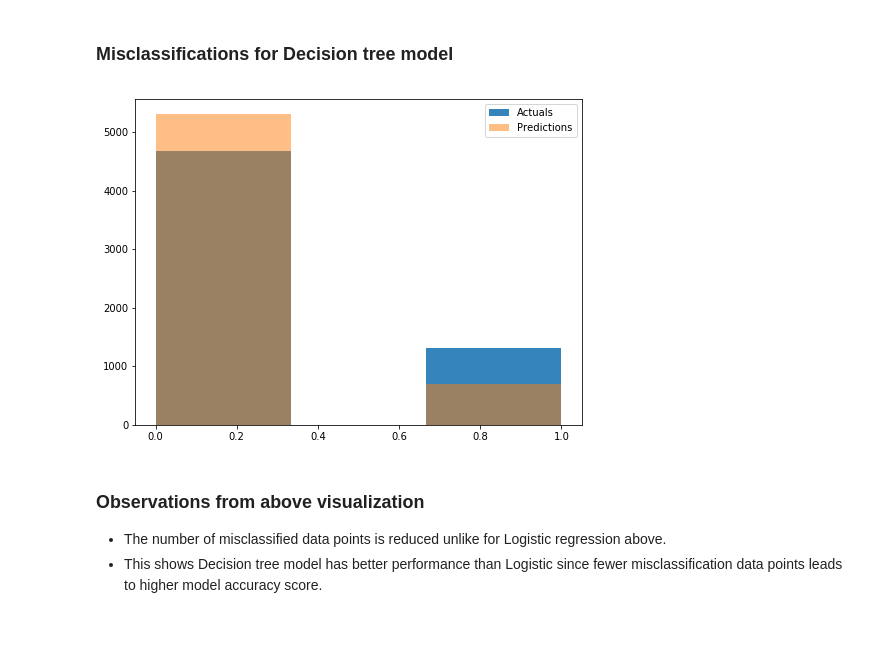
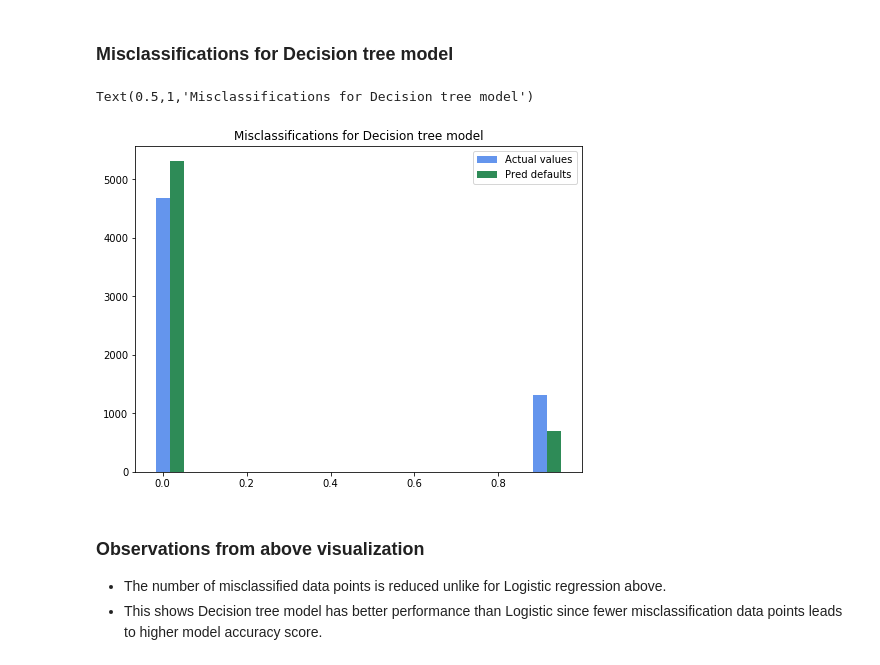
Before and after one commit to mozilla/PRESC, a Jupyter notebook: dev/dzekem/issue#7/misclassification.ipynb, the cells around one changed output. Drawn from its saved outputs; the diff is of its cells as text; code cells hidden in the pictures; blank space fills up the shorter version.

```diff
--- a/dev/dzekem/issue#7/misclassification.ipynb
+++ b/dev/dzekem/issue#7/misclassification.ipynb
@@ -323,24 +336,23 @@ plt.show()
 - From this analysis, model performance is better understood if the values for misclassification are too high, this will result in lower accuracy score for the model thus won't be the best fit for the data.
 # %% [markdown]
 ### Misclassifications for Decision tree model
-# %%
-# Predictions made using Xtest will be merged with the test set and then visualized
-# ypred_dt2
-
-predictions = pd.Series(ypred_dt2)
-predictions = pd.DataFrame({'Pred defaults':predictions.values})
-
-final = predictions.join(actual_values)
-
-# Visualization of the data using a histogram
-bin=3
-plt.hist(final['Actual values'], alpha=0.9, bins=bin, label='Actuals')
-plt.hist(final['Pred defaults'], alpha=0.5, bins=bin, label='Predictions')
-
-plt.legend(loc='upper right')
-plt.show()
-# %% [output]
-[figure, removed]
+# %%
+# Considering the decision tree model
+# ypred_dt2
+
+pred2 = pd.Series(ypred_dt2)
+predictions = pd.DataFrame({'Pred defaults':pred2.values})
+
+actual_values = pd.Series(ytest)
+actual_values = pd.DataFrame({'Actual values':actual_values.values})
+
+final2 = predictions.join(actual_values)
+
+misclass_plot(final2['Actual values'], final2['Pred defaults'])
+plt.title('Misclassifications for Decision tree model')
+# %% [output]
+Text(0.5,1,'Misclassifications for Decision tree model')
+[figure, added]
 # %% [markdown]
 ### Observations from above visualization
 - The number of misclassified data points is reduced unlike for Logistic regression above.
```
Also changed, not shown: parts of 4 cells of this notebook.
